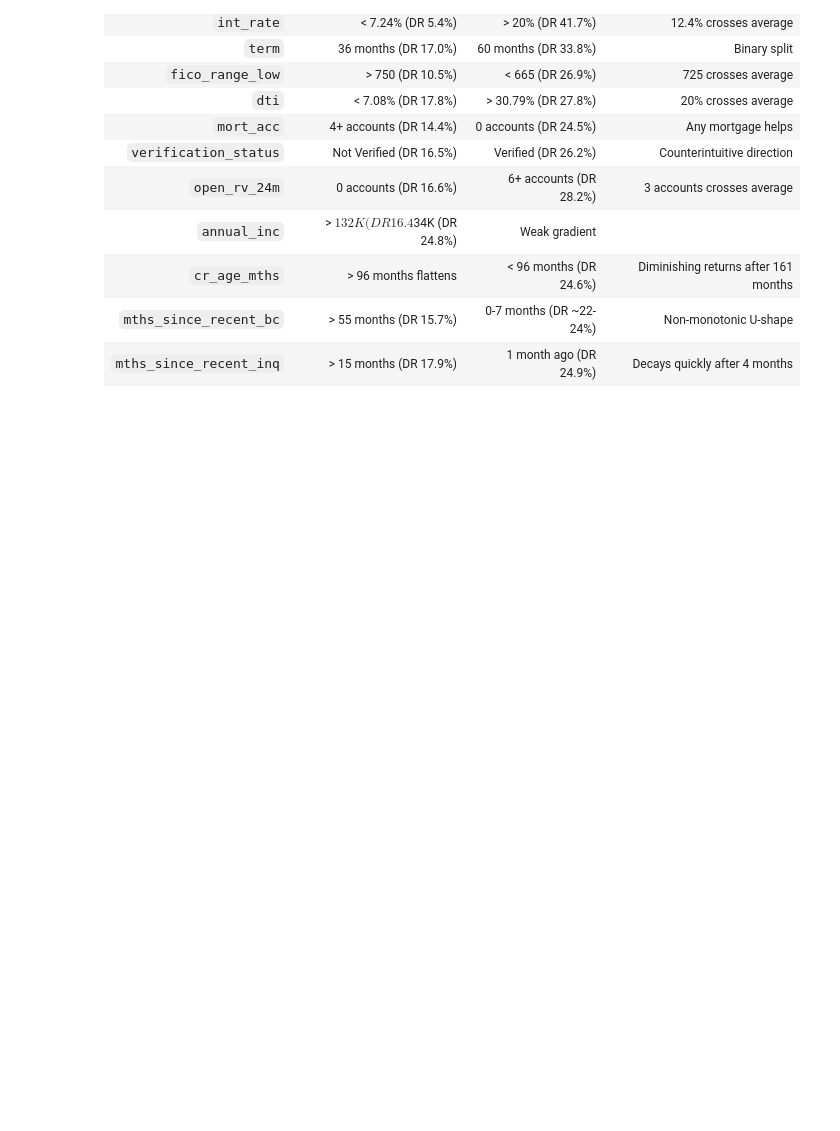
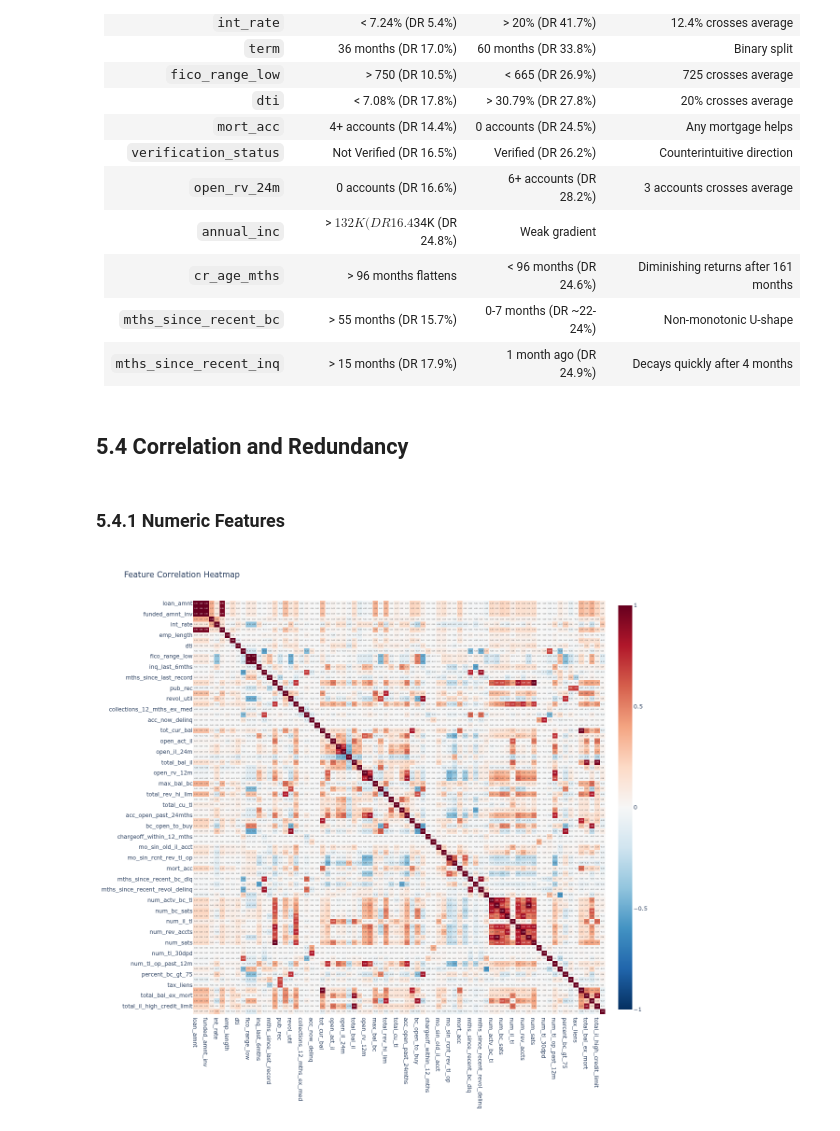
Before and after one commit to adhitizki/lending-club-credit-risk, a Jupyter notebook: notebook/eda/05-eda-risk-drivers.ipynb, the cells around one changed output. Drawn from its saved outputs; the diff is of its cells as text; code cells hidden in the pictures; blank space fills up the shorter version.

Commit message:
feat(eda): add risk driver correlation and redundancy

```diff
--- a/notebook/eda/05-eda-risk-drivers.ipynb
+++ b/notebook/eda/05-eda-risk-drivers.ipynb
@@ -1005,3 +1005,24 @@ fig.show()
 | `cr_age_mths` | > 96 months flattens | < 96 months (DR 24.6%) | Diminishing returns after 161 months |
 | `mths_since_recent_bc` | > 55 months (DR 15.7%) | 0-7 months (DR ~22-24%) | Non-monotonic U-shape |
 | `mths_since_recent_inq` | > 15 months (DR 17.9%) | 1 month ago (DR 24.9%) | Decays quickly after 4 months |
+# %% [markdown]
+## 5.4 Correlation and Redundancy
+# %% [markdown]
+### 5.4.1 Numeric Features
+# %%
+corr_df = df.collect().to_pandas().corr(numeric_only=True)
+
+fig = px.imshow(
+            corr_df,
+            text_auto=".2f",
+            color_continuous_scale='RdBu_r',
+            zmin=-1, zmax=1,
+            aspect="auto",
+            title="Feature Correlation Heatmap",
+            width=1200,
+            height=1200)
+
+fig.update_layout(template="plotly_white")
+fig.show()
+# %% [output]
+[figure, added]
```
Also changed, not shown: parts of 17 cells of this notebook.
